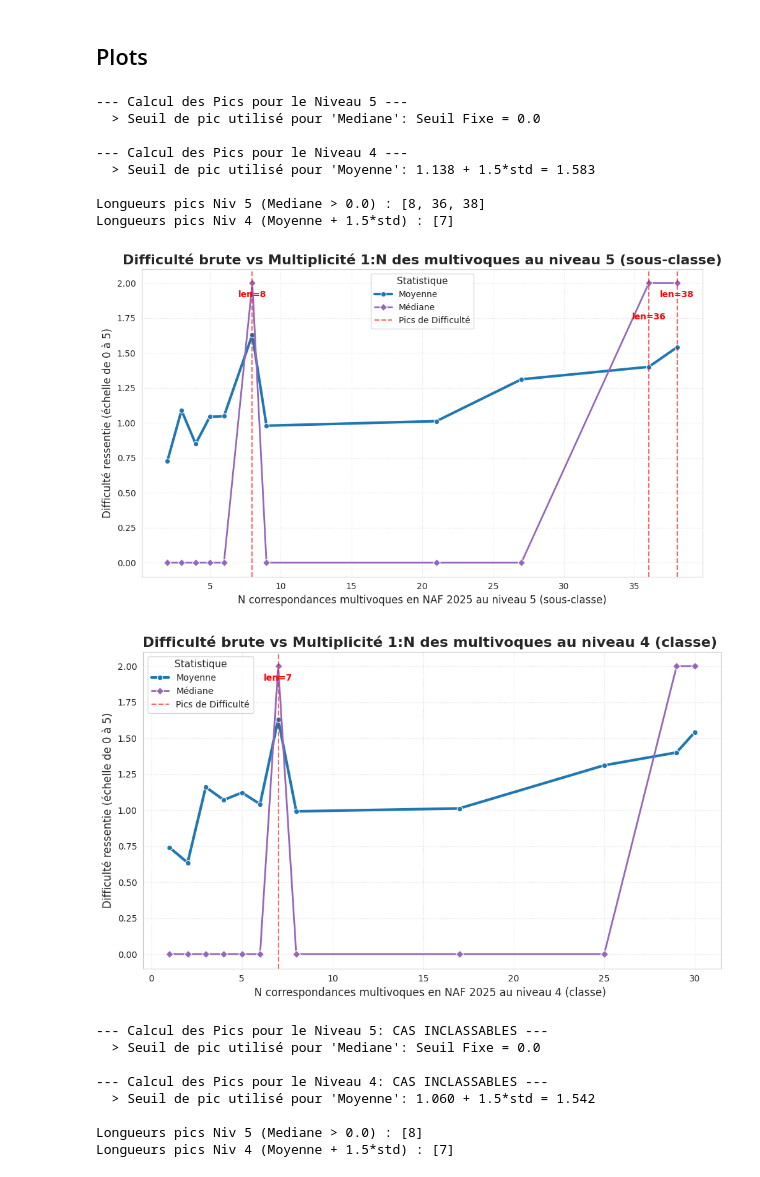
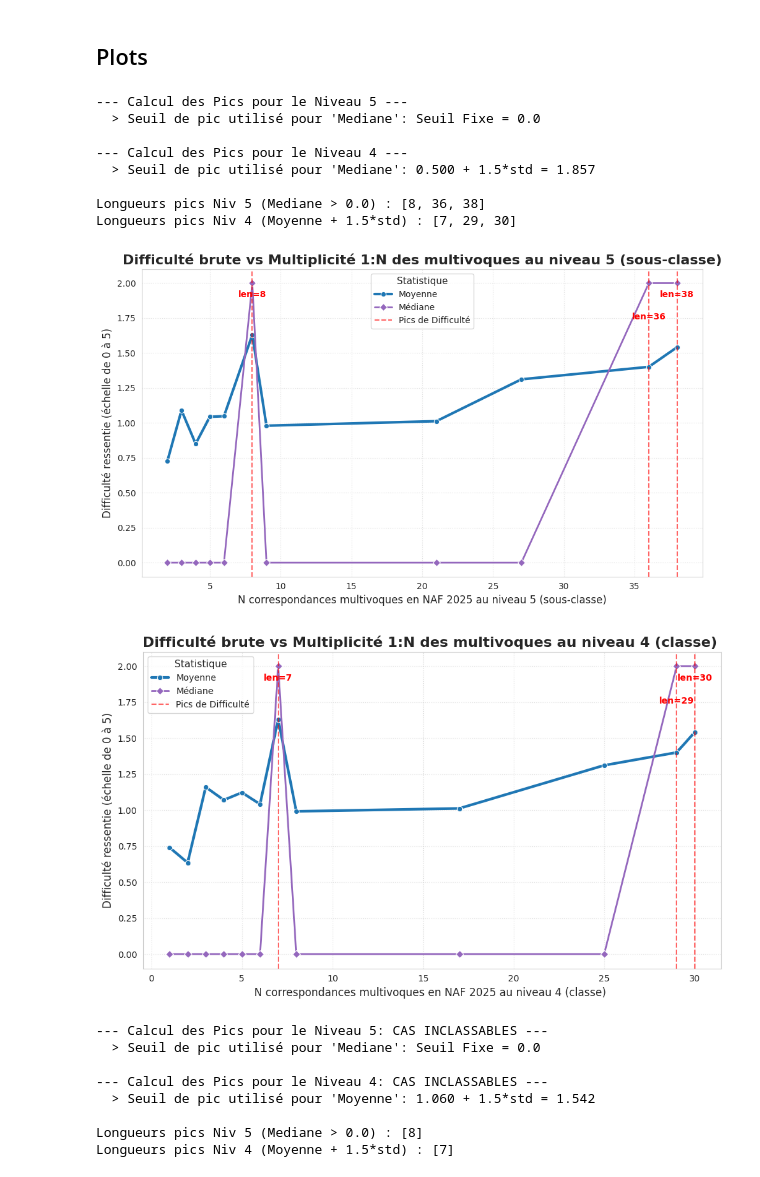
Before and after one commit to InseeFrLab/codif-ape-annotation, a Jupyter notebook: notebooks/result_analysis.ipynb, the cells around one changed output. Drawn from its saved outputs; the diff is of its cells as text; code cells hidden in the pictures.

```diff
--- a/notebooks/result_analysis.ipynb
+++ b/notebooks/result_analysis.ipynb
@@ -79,9 +79,9 @@ NAF_mapping = load_excel_from_fs(fs,'s3://projet-ape/NAF-revision/table-correspo
 NAF_mapping = format_mapping_table(NAF_mapping)
 NAF_mapping = clean_dots_simple(NAF_mapping)
 
-NAF_mapping_agg_niv5 = NAF_mapping.groupby('naf08_niv5')['naf25_niv5'].agg(list).reset_index()
+NAF_mapping_agg_niv5 = NAF_mapping.groupby(['naf08_niv5', 'lib_naf08_niv5'])['naf25_niv5'].agg(list).reset_index()
 NAF_mapping_agg_niv5.rename(columns={'naf25_niv5': 'liste_naf25_niv5'}, inplace=True)
-NAF_mapping_agg_niv4 = NAF_mapping.groupby(['naf08_niv4', 'naf08_niv5'])['naf25_niv4'].agg(lambda x: list(set(x))).reset_index()
+NAF_mapping_agg_niv4 = NAF_mapping.groupby(['naf08_niv4', 'naf08_niv5', 'lib_naf08_niv5'])['naf25_niv4'].agg(lambda x: list(set(x))).reset_index()
 NAF_mapping_agg_niv4.rename(columns={'naf25_niv4': 'liste_naf25_niv4'}, inplace=True)
 # Calcule la longueur des listes (Complexité). Retourne 0 si la colonne n'est pas une liste (e.g., NaN)
 NAF_mapping_agg_niv5['len_naf25_niv5'] = NAF_mapping_agg_niv5['liste_naf25_niv5'].apply(
@@ -203,7 +189,9 @@ def enrichir_naf(
     # Supprime les colonnes de jointure redondantes ('naf08_niv5') ajoutées par Pandas
     df = df.drop(columns=[
         'naf08_niv5_x',
-        'naf08_niv5_y'
+        'naf08_niv5_y',
+        'lib_naf08_niv5_x',
+        'lib_naf08_niv5_y',
     ], errors='ignore')
 
     return df
@@ -382,37 +370,37 @@ print("--- Calcul des Pics pour le Niveau 5 ---")
 longueurs_pics_5 = identifier_pics_dynamiques(
     stats_niv5,
     colonne_a_analyser='Mediane',
     seuil_fixe=0.0 # Car on cherche tous les cas où la Médiane est > 0.0
 )
 
 print("\n--- Calcul des Pics pour le Niveau 4 ---")
 # Stratégie B: Pics de Moyenne (méthode écart-type standard)
 longueurs_pics_4 = identifier_pics_dynamiques(
     stats_niv4,
-    colonne_a_analyser='Moyenne',
+    colonne_a_analyser='Mediane',
     ecart_type_multiplicateur=1.5 # Utiliser 1.5 pour un seuil plus strict, par exemple
 )
 
 print(f"\nLongueurs pics Niv 5 (Mediane > 0.0) : {longueurs_pics_5}")
 print(f"Longueurs pics Niv 4 (Moyenne + 1.5*std) : {longueurs_pics_4}")
 
 
 # --- Visualisation Modulaire ---
 # Utilisez votre fonction de plotting (plot_rating_vs_len)
 
 plot_rating_vs_len(stats_niv5, "au niveau 5 (sous-classe)", longueurs_pics_5)
 plot_rating_vs_len(stats_niv4, "au niveau 4 (classe) ", longueurs_pics_4)
 # %% [output]
 --- Calcul des Pics pour le Niveau 5 ---
   > Seuil de pic utilisé pour 'Mediane': Seuil Fixe = 0.0
 
 --- Calcul des Pics pour le Niveau 4 ---
-  > Seuil de pic utilisé pour 'Moyenne': 1.138 + 1.5*std = 1.583
+  > Seuil de pic utilisé pour 'Mediane': 0.500 + 1.5*std = 1.857
 
 Longueurs pics Niv 5 (Mediane > 0.0) : [8, 36, 38]
-Longueurs pics Niv 4 (Moyenne + 1.5*std) : [7]
+Longueurs pics Niv 4 (Moyenne + 1.5*std) : [7, 29, 30]
 [figure]
-[figure, old version]
+[figure, new version]
 # %%
 # Hypothèse de travail : Les DataFrames stats_niv5 et stats_niv4 contiennent ['len', 'Moyenne', 'Mediane'].
 
```
Also changed, not shown: parts of 9 cells of this notebook.
